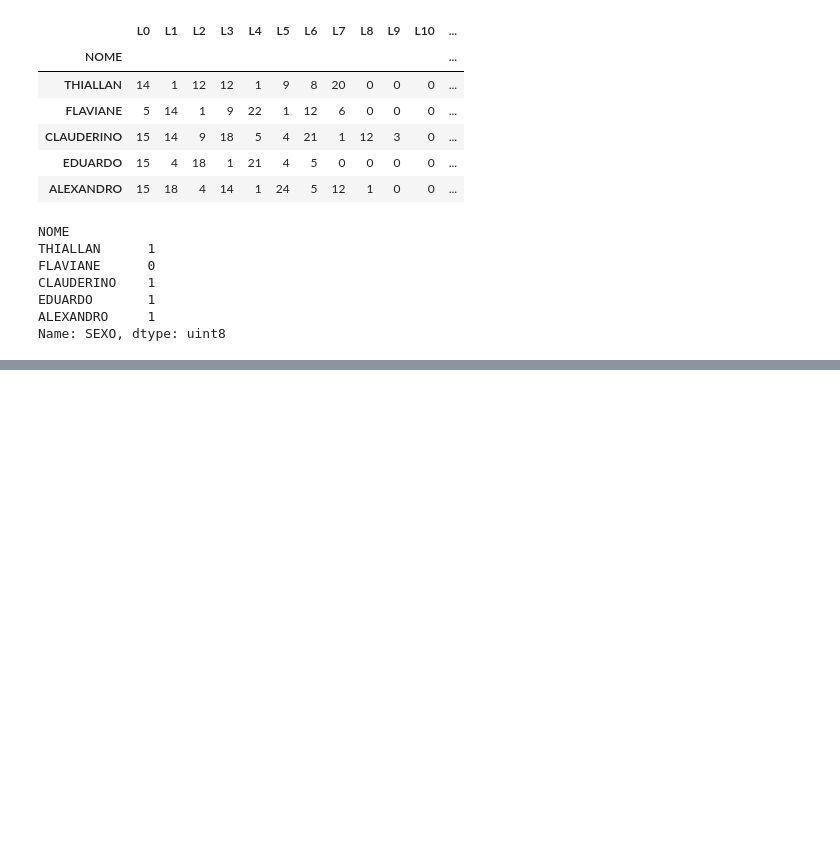
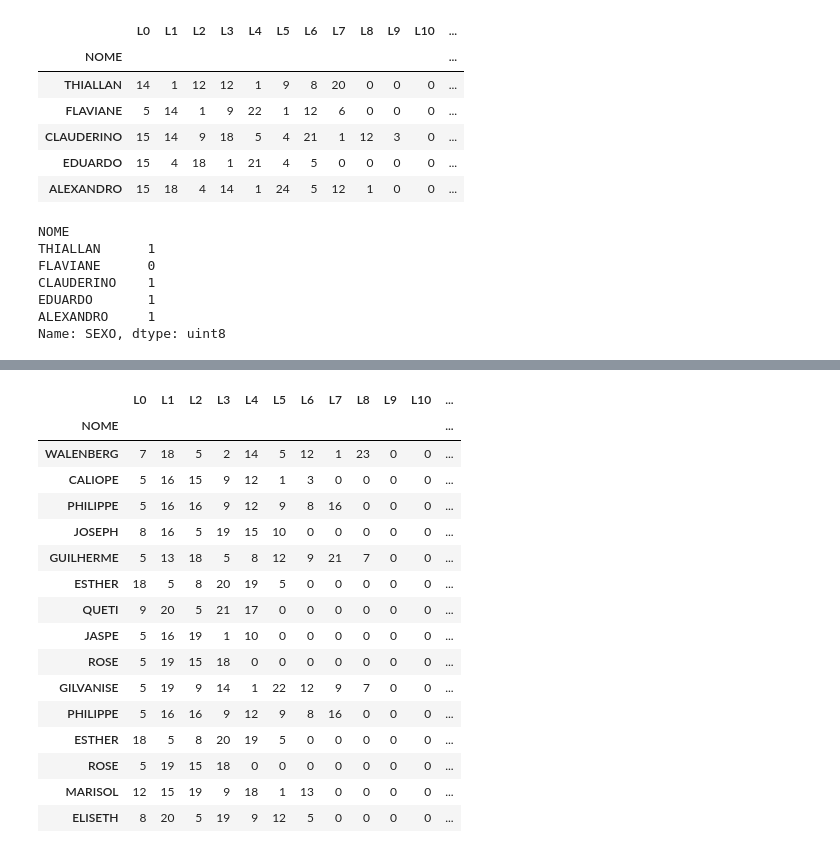
Before and after one commit to hjort/analise-pessoas-brasil, a Jupyter notebook: 71-modelo-genero-nome-tensorflow.ipynb, the cells around one changed output, grey strips where cells are left out. Cells and saved outputs as stored; diff of their text form; code cells hidden in the pictures; blank space fills up the shorter version.

```diff
--- a/71-modelo-genero-nome-tensorflow.ipynb
+++ b/71-modelo-genero-nome-tensorflow.ipynb
@@ -120,6 +121,7 @@ model.summary()
 
 # compile the model
 #model.compile(optimizer='adam', loss='binary_crossentropy', metrics=['accuracy'])
-sgd = SGD(learning_rate=0.001, momentum=0.8)
-model.compile(optimizer=sgd, loss='binary_crossentropy')
+#model.compile(optimizer=SGD(learning_rate=0.001, momentum=0.8), loss='binary_crossentropy')
+model.compile(optimizer='sgd', loss='mse', metrics=[BinaryAccuracy(name="binary_accuracy", dtype=None, threshold=0.5)])
+#model.compile(optimizer='sgd', loss='binary_crossentropy', metrics=['binary_accuracy'])
 # %% [output]
@@ -141,6 +143,6 @@ _________________________________________________________________
 %%time
 
 # fit the model
-model.fit(X_train, y_train, epochs=150, batch_size=32, verbose=0)
+model.fit(X_train, y_train, epochs=200, batch_size=32, verbose=0)
 model
 # %% [output]
@@ -181,0 +167,9 @@ model.save('modelos/71-modelo-genero-nome-tensorflow.h5')
+# %%
+df2 = X_test.copy()
+df2['PROB'] = model.predict(X_test)
+df2['REAL'] = y_test
+df2['PREV'] = df2['PROB'].apply(lambda x: 1 if x > 0.5 else 0)
+df2['DIF'] = df2[['REAL', 'PREV']].apply(lambda x: abs(x[0] - x[1]), axis=1)
+#df2['REAL'].apply(lambda x: 'F' if x else 'M')
+#df2['PREV'].apply(lambda x: 'F' if x else 'M')
+df2.head(15)
@@ -181,0 +194,20 @@ model.save('modelos/71-modelo-genero-nome-tensorflow.h5')
+# %%
+df2[df2['DIF'] > 0].head(15)
+# %% [output]
+|  | L0 | L1 | L2 | L3 | L4 | L5 | L6 | L7 | L8 | L9 | L10 | ... |
+| NOME |  |  |  |  |  |  |  |  |  |  |  | ... |
+| WALENBERG | 7 | 18 | 5 | 2 | 14 | 5 | 12 | 1 | 23 | 0 | 0 | ... |
+| CALIOPE | 5 | 16 | 15 | 9 | 12 | 1 | 3 | 0 | 0 | 0 | 0 | ... |
+| PHILIPPE | 5 | 16 | 16 | 9 | 12 | 9 | 8 | 16 | 0 | 0 | 0 | ... |
+| JOSEPH | 8 | 16 | 5 | 19 | 15 | 10 | 0 | 0 | 0 | 0 | 0 | ... |
+| GUILHERME | 5 | 13 | 18 | 5 | 8 | 12 | 9 | 21 | 7 | 0 | 0 | ... |
+| ESTHER | 18 | 5 | 8 | 20 | 19 | 5 | 0 | 0 | 0 | 0 | 0 | ... |
+| QUETI | 9 | 20 | 5 | 21 | 17 | 0 | 0 | 0 | 0 | 0 | 0 | ... |
+| JASPE | 5 | 16 | 19 | 1 | 10 | 0 | 0 | 0 | 0 | 0 | 0 | ... |
+| ROSE | 5 | 19 | 15 | 18 | 0 | 0 | 0 | 0 | 0 | 0 | 0 | ... |
+| GILVANISE | 5 | 19 | 9 | 14 | 1 | 22 | 12 | 9 | 7 | 0 | 0 | ... |
+| PHILIPPE | 5 | 16 | 16 | 9 | 12 | 9 | 8 | 16 | 0 | 0 | 0 | ... |
+| ESTHER | 18 | 5 | 8 | 20 | 19 | 5 | 0 | 0 | 0 | 0 | 0 | ... |
+| ROSE | 5 | 19 | 15 | 18 | 0 | 0 | 0 | 0 | 0 | 0 | 0 | ... |
+| MARISOL | 12 | 15 | 19 | 9 | 18 | 1 | 13 | 0 | 0 | 0 | 0 | ... |
+| ELISETH | 8 | 20 | 5 | 19 | 9 | 12 | 5 | 0 | 0 | 0 | 0 | ... |
```
Also changed, not shown: parts of 9 cells of this notebook, 2 other files.
